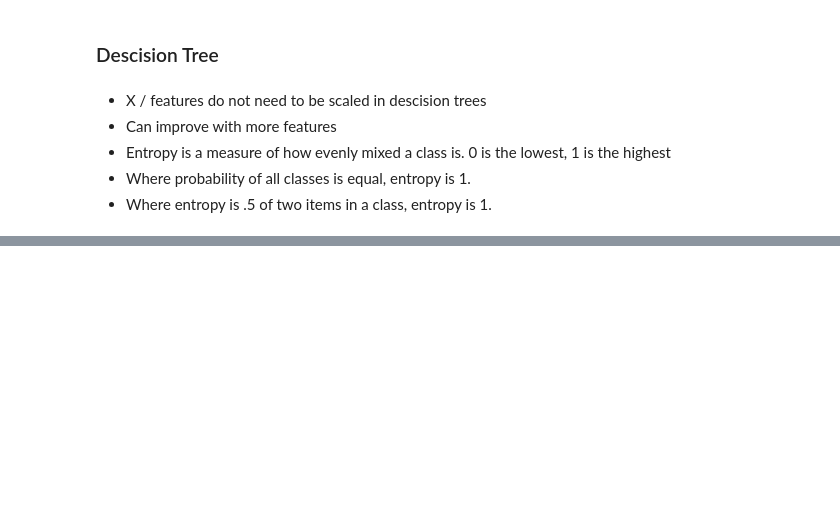
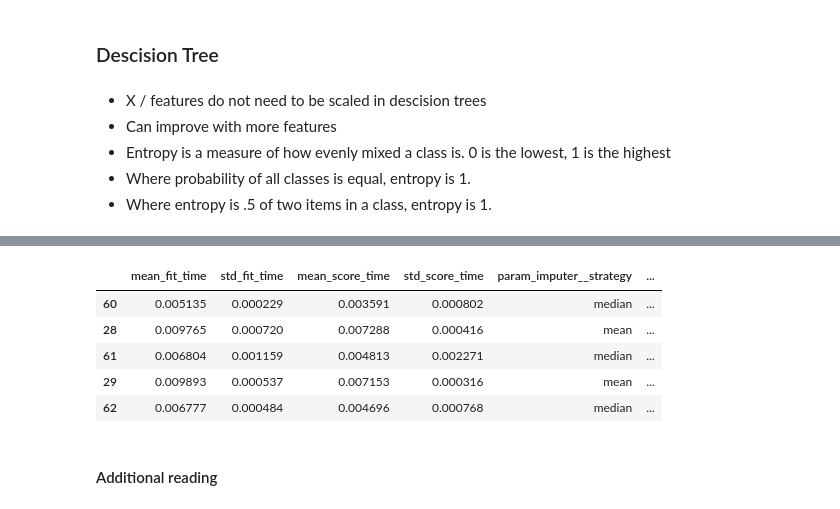
Before and after one commit to MusaAbbasi/DSNYC080822, a Jupyter notebook: Phase_3_Notes.ipynb, the cells around one changed output, grey strips where cells are left out. Saved outputs shown, nothing was run; the diff lists cells and outputs as text; code cells hidden in the pictures; blank space fills up the shorter version.

```diff
--- a/Phase_3_Notes.ipynb
+++ b/Phase_3_Notes.ipynb
@@ -683,0 +658,2 @@ X_train, X_test, y_train, y_test = train_test_split(X, y, stratify = y, test_siz
+# %%
+X_train, X_test, y_train, y_test = train_test_split(X, y, stratify = y, test_size = 0.15, random_state = 42)
@@ -683,0 +717,13 @@ X_train, X_test, y_train, y_test = train_test_split(X, y, stratify = y, test_siz
+# %%
+cv_result_df = pd.DataFrame(gs_pipe.cv_results_)
+cv_result_df = cv_result_df.sort_values(by = 'rank_test_score')
+cv_result_df.head()
+# %% [output]
+|  | mean_fit_time | std_fit_time | mean_score_time | std_score_time | param_imputer__strategy | ... |
+| 60 | 0.005135 | 0.000229 | 0.003591 | 0.000802 | median | ... |
+| 28 | 0.009765 | 0.000720 | 0.007288 | 0.000416 | mean | ... |
+| 61 | 0.006804 | 0.001159 | 0.004813 | 0.002271 | median | ... |
+| 29 | 0.009893 | 0.000537 | 0.007153 | 0.000316 | mean | ... |
+| 62 | 0.006777 | 0.000484 | 0.004696 | 0.000768 | median | ... |
+# %% [markdown]
+#### Additional reading
```
Also changed, not shown: parts of 66 cells of this notebook.
